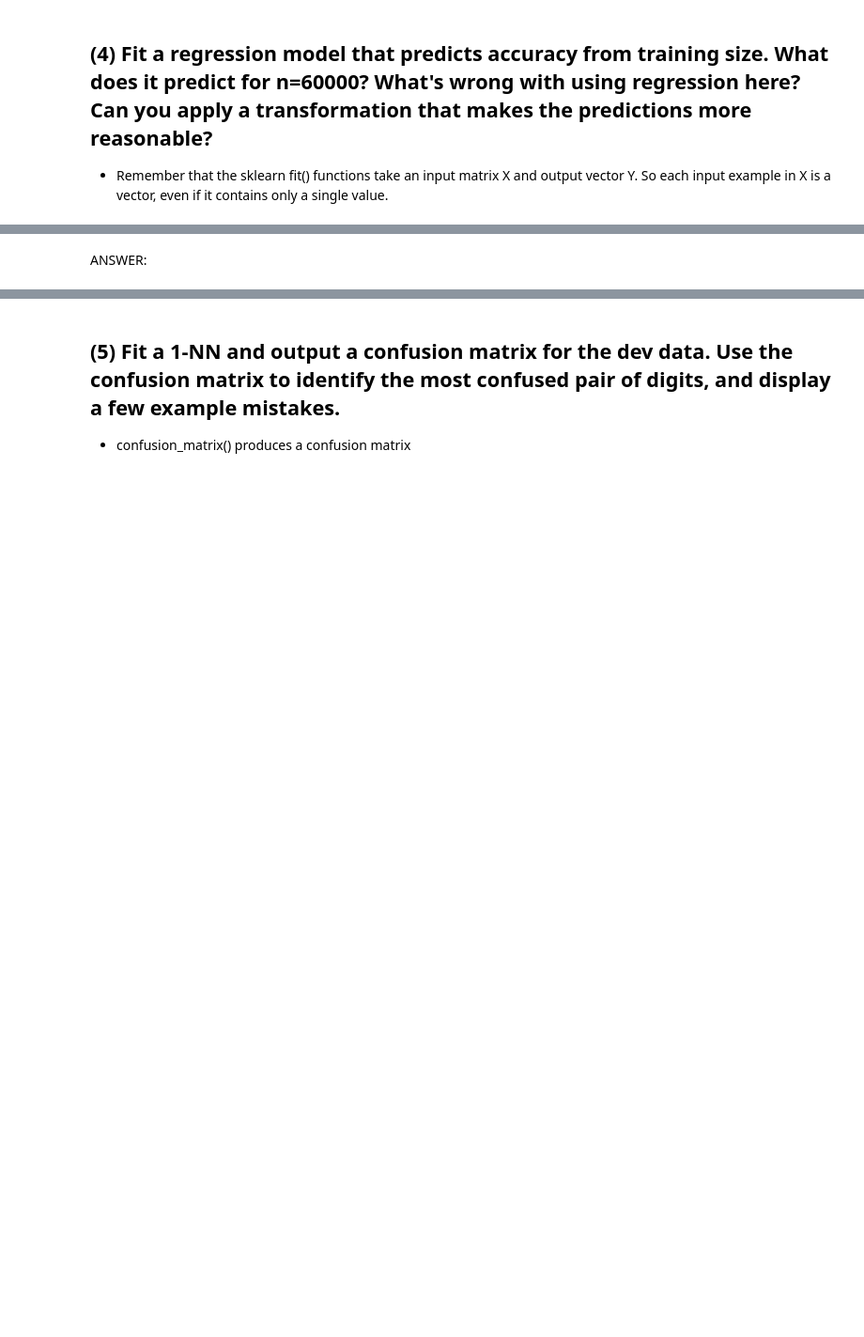
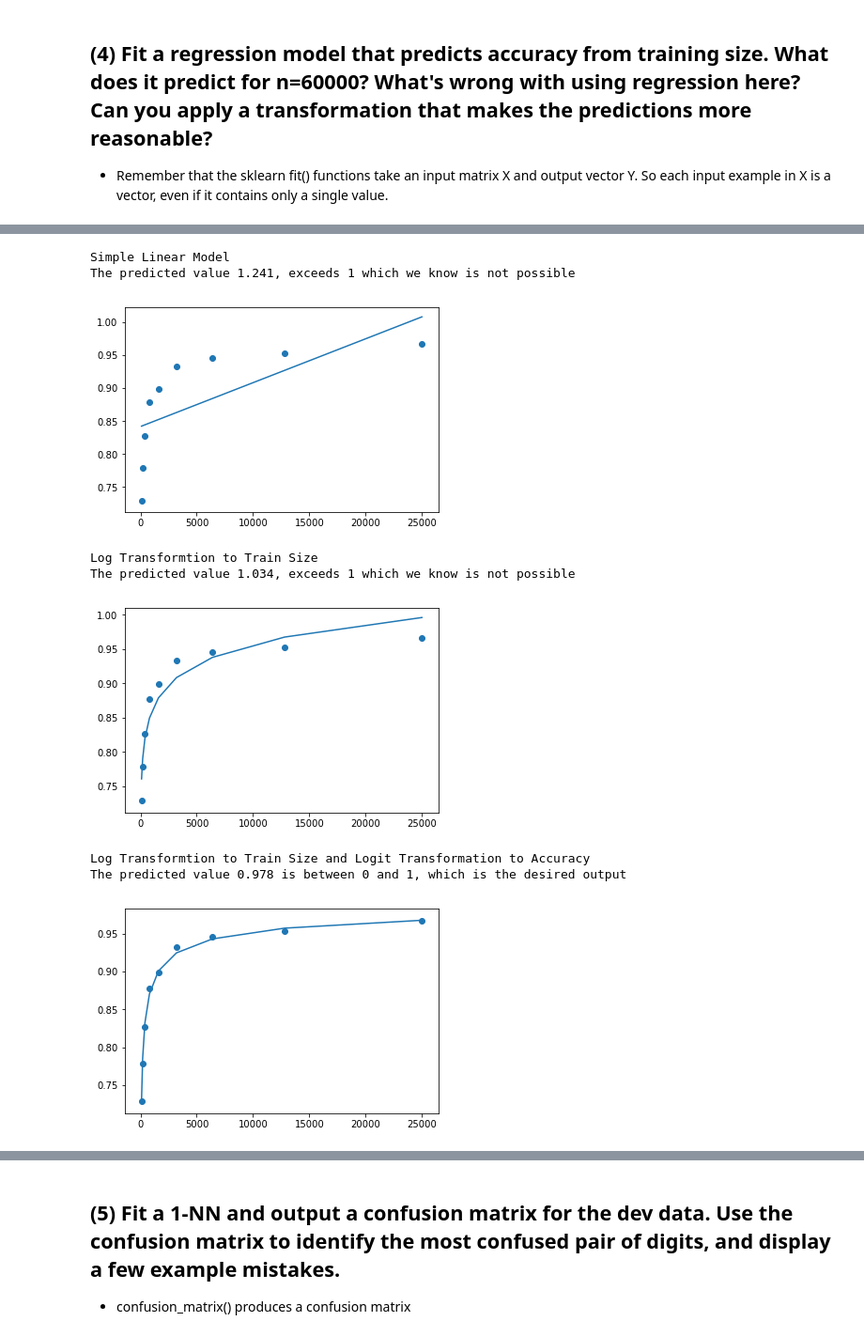
Before and after one commit to amkabatznick/MIDS-W207, a Jupyter notebook: Andrew_Kabatznick_p1.ipynb, the cells around one changed output, grey strips where cells are left out. Shown at 94% size. Drawn from its saved outputs; the diff is of its cells as text; code cells hidden in the pictures; blank space fills up the shorter version.

```diff
--- a/Andrew_Kabatznick_p1.ipynb
+++ b/Andrew_Kabatznick_p1.ipynb
@@ -168,9 +168,10 @@ def P3(train_sizes, accuracies):
         accuracies.append(score/100)
         end = time.time()
         print("Sample Size: {0:5d}; Accuracy: {1:.2f}%; Time: {2:4.2f}".format(size,score,end-start))
+    return train_sizes,accuracies
     ### STUDENT END ###
 
 train_sizes = [100, 200, 400, 800, 1600, 3200, 6400, 12800, 25000]
 accuracies = []
-P3(train_sizes, accuracies)
+train_sizes, accuracies = P3(train_sizes, accuracies)
 # %% [output]
@@ -187,14 +188,3 @@ Sample Size: 25000; Accuracy: 96.70%; Time: 30.88
 ## (4) Fit a regression model that predicts accuracy from training size. What does it predict for n=60000? What's wrong with using regression here? Can you apply a transformation that makes the predictions more reasonable?
 
 - Remember that the sklearn fit() functions take an input matrix X and output vector Y. So each input example in X is a vector, even if it contains only a single value.
-# %%
-def P4(n=60000):
-    ### STUDENT START ###
-    LR =  LinearRegression()
-    LR.fit(train_sizes,accuracies)
-    LR =  LinearRegression()
-    LR.fit(np.array(train_sizes).reshape(9,1),np.array(accuracies).reshape(9,1))
-    LR.predict(60000).tolist()[0]
-    ### STUDENT END ###
-
-#P4()
@@ -207,2 +191,59 @@ plt.scatter(np.array(train_sizes).reshape(9,1),np.array(accuracies).reshape(9,1)
-# %% [markdown]
-ANSWER:
+# %%
+def simplePlot(model,size,accuracy,transformation=None,):
+    #Simple Plotting Function that applies the transformations and plots the results
+    if transformation=='Log':
+        plt.plot(size,model.predict(np.log(size)))
+    elif transformation=='Logit':
+        #Applies the model
+        predicted_vals = model.predict(np.log(size))
+        #Converts the predictions back to the form of the accuracies
+        adjusted_predicted_vals = np.exp(predicted_vals)/(1+np.exp(predicted_vals))
+        plt.plot(train_sizes, adjusted_predicted_vals)
+    else:
+        plt.plot(size,model.predict(size))
+
+    plt.scatter(size,accuracy)
+    plt.show()
+
+def P4(n=60000,train_sizes=train_sizes,accuracies=accuracies):
+    ### STUDENT START ###
+    LR =  LinearRegression()
+    train_sizes = np.array(train_sizes).reshape(9,1)
+    accuracies = np.array(accuracies).reshape(9,1)
+
+    #Linear Model
+    LR.fit(train_sizes,accuracies)
+    print('\033[1m\033[4mSimple Linear Model\033[0m')
+    print('The predicted value {0:.3f}, exceeds 1 which we know is not possible'.
+          format(LR.predict(60000).tolist()[0][0]))
+    simplePlot(LR,train_sizes,accuracies)
+
+    #Log Model
+    LR_log =  LinearRegression()
+    LR_log.fit(np.log(train_sizes),accuracies)
+    print('\033[1m\033[4mLog Transformtion to Train Size\033[0m')
+    print('The predicted value {0:.3f}, exceeds 1 which we know is not possible'.
+          format(LR_log.predict(np.log(60000)).tolist()[0][0]))
+    simplePlot(LR_log,train_sizes,accuracies,transformation="Log")
+
+    #Logit Model
+    print('\033[1m\033[4mLog Transformtion to Train Size and Logit Transformation to Accuracy\033[0m')
+    LR_Log_Transform =  LinearRegression()
+    LR_Log_Transform.fit(np.log(train_sizes),np.log(accuracies/np.add(1,np.multiply(accuracies,-1))))
+    predicted_value = LR_Log_Transform.predict(np.log(60000)).tolist()[0][0]
+    print('The predicted value {0:.3f} is between 0 and 1, which is the desired output'.
+          format(np.exp(predicted_value)/(1+np.exp(predicted_value))))
+    simplePlot(LR_Log_Transform,train_sizes,accuracies,transformation="Logit")
+    ### STUDENT END ###
+
+P4()
+# %% [output]
+Simple Linear Model
+The predicted value 1.241, exceeds 1 which we know is not possible
+[figure, added]
+Log Transformtion to Train Size
+The predicted value 1.034, exceeds 1 which we know is not possible
+[figure, added]
+Log Transformtion to Train Size and Logit Transformation to Accuracy
+The predicted value 0.978 is between 0 and 1, which is the desired output
+[figure, added]
```
Also changed, not shown: parts of 30 cells of this notebook, 2 other files.
